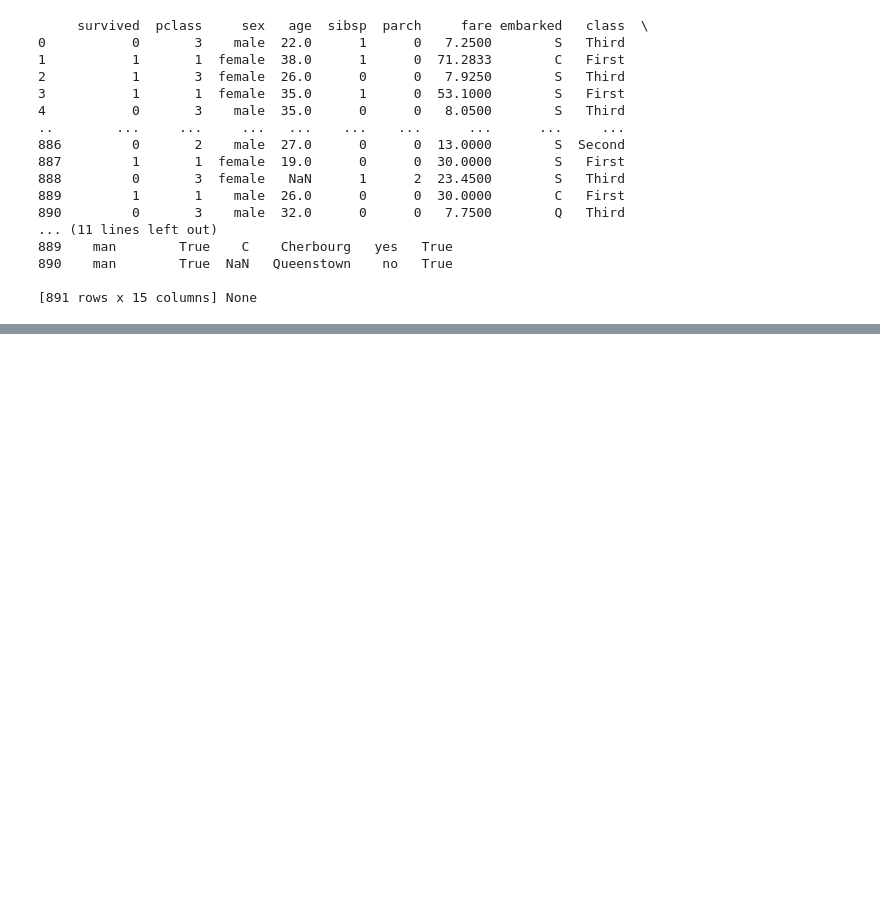
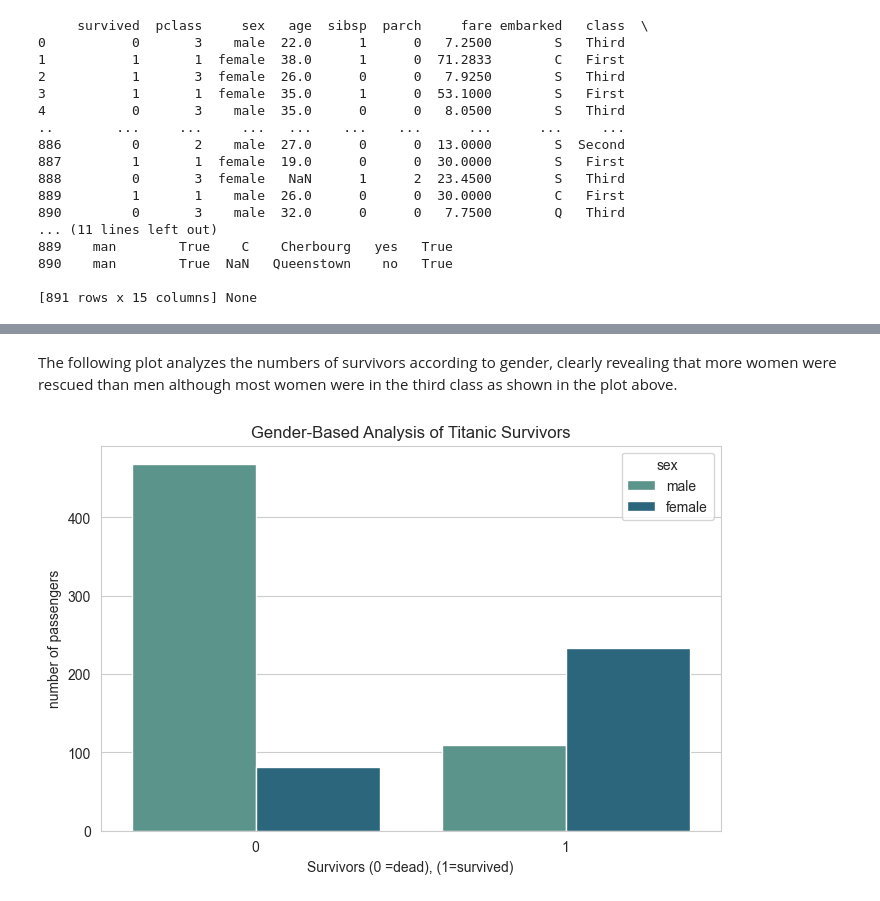
Before and after one commit to NinaGuben/Titanic, a Jupyter notebook: titanic_analysis.ipynb, the cells around one changed output, grey strips where cells are left out. Cells and saved outputs as stored; diff of their text form; code cells hidden in the pictures; blank space fills up the shorter version.

```diff
--- a/titanic_analysis.ipynb
+++ b/titanic_analysis.ipynb
@@ -220,0 +187,12 @@ plt.show()
+# %% [markdown]
+The following plot analyzes the numbers of survivors according to gender, clearly revealing that more women were rescued than men although most women were in the third class as shown in the plot above.
+# %%
+sns.set_style("whitegrid")
+plt.figure(figsize = (8,5))
+sns.countplot(data=titanic, x = "survived", hue = "sex", palette ="crest")
+plt.xlabel("Survivors (0 =dead), (1=survived)")
+plt.ylabel("number of passengers")
+plt.title("Gender-Based Analysis of Titanic Survivors")
+plt.show()
+# %% [output]
+[figure, added]
```
Also changed, not shown: parts of 44 cells of this notebook.
